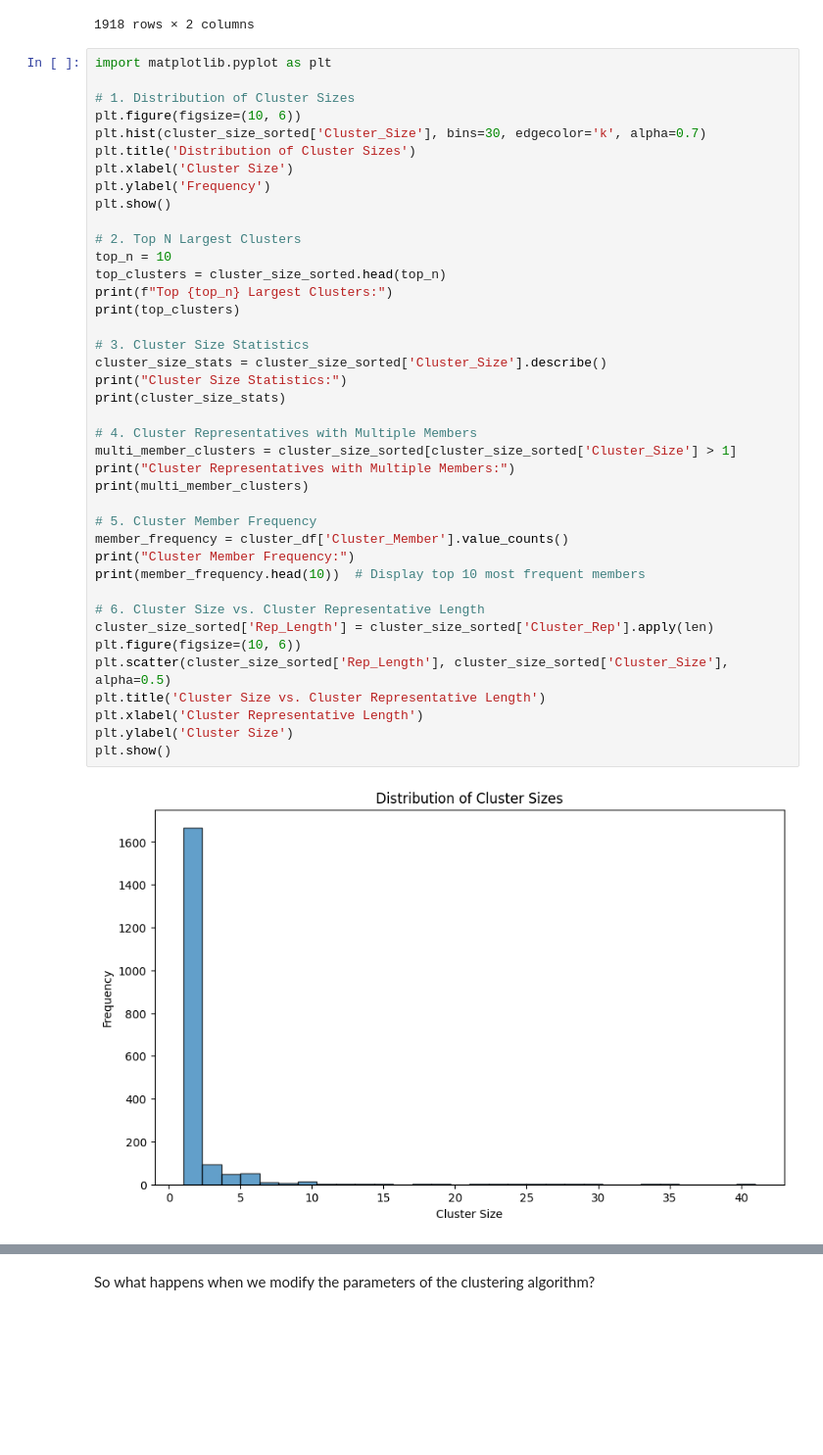
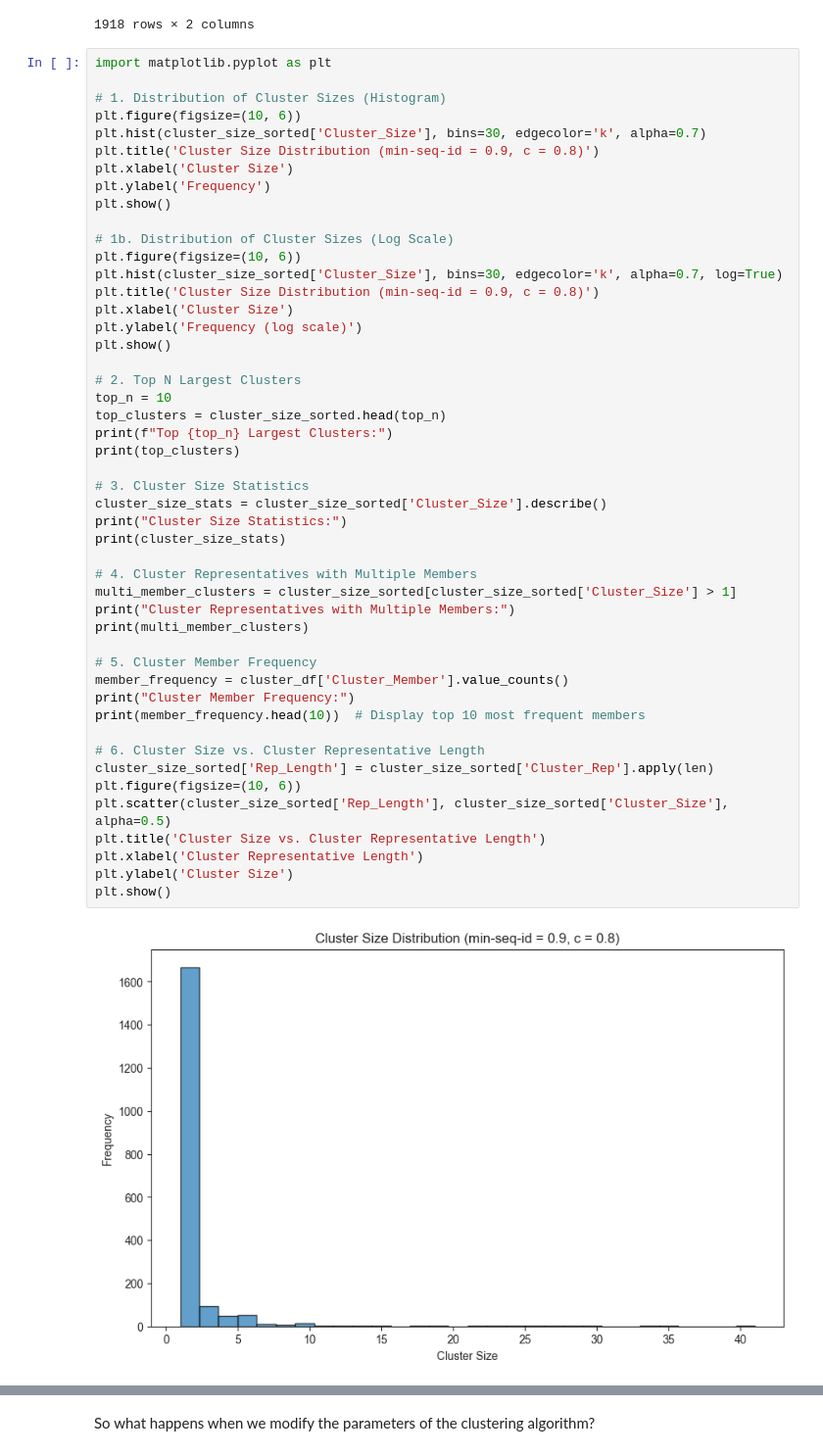
Before and after one commit to fishnsotong/rna-ss, a Jupyter notebook: notebooks/02-clustering.ipynb, the cells around one changed output, grey strips where cells are left out. Shown at 98% size. Drawn from its saved outputs; the diff is of its cells as text; blank space fills up the shorter version.

```diff
--- a/notebooks/02-clustering.ipynb
+++ b/notebooks/02-clustering.ipynb
@@ -245,42 +260,50 @@ cluster_size_sorted
 # %%
 import matplotlib.pyplot as plt
 
-# 1. Distribution of Cluster Sizes
+# 1. Distribution of Cluster Sizes (Histogram)
 plt.figure(figsize=(10, 6))
 plt.hist(cluster_size_sorted['Cluster_Size'], bins=30, edgecolor='k', alpha=0.7)
-plt.title('Distribution of Cluster Sizes')
+plt.title('Cluster Size Distribution (min-seq-id = 0.9, c = 0.8)')
 plt.xlabel('Cluster Size')
 plt.ylabel('Frequency')
+plt.show()
+
+# 1b. Distribution of Cluster Sizes (Log Scale)
+plt.figure(figsize=(10, 6))
+plt.hist(cluster_size_sorted['Cluster_Size'], bins=30, edgecolor='k', alpha=0.7, log=True)
+plt.title('Cluster Size Distribution (min-seq-id = 0.9, c = 0.8)')
+plt.xlabel('Cluster Size')
+plt.ylabel('Frequency (log scale)')
 plt.show()
 
 # 2. Top N Largest Clusters
 top_n = 10
 top_clusters = cluster_size_sorted.head(top_n)
 print(f"Top {top_n} Largest Clusters:")
 print(top_clusters)
 
 # 3. Cluster Size Statistics
 cluster_size_stats = cluster_size_sorted['Cluster_Size'].describe()
 print("Cluster Size Statistics:")
 print(cluster_size_stats)
 
 # 4. Cluster Representatives with Multiple Members
 multi_member_clusters = cluster_size_sorted[cluster_size_sorted['Cluster_Size'] > 1]
 print("Cluster Representatives with Multiple Members:")
 print(multi_member_clusters)
 
 # 5. Cluster Member Frequency
 member_frequency = cluster_df['Cluster_Member'].value_counts()
 print("Cluster Member Frequency:")
 print(member_frequency.head(10))  # Display top 10 most frequent members
 
 # 6. Cluster Size vs. Cluster Representative Length
 cluster_size_sorted['Rep_Length'] = cluster_size_sorted['Cluster_Rep'].apply(len)
 plt.figure(figsize=(10, 6))
 plt.scatter(cluster_size_sorted['Rep_Length'], cluster_size_sorted['Cluster_Size'], alpha=0.5)
 plt.title('Cluster Size vs. Cluster Representative Length')
 plt.xlabel('Cluster Representative Length')
 plt.ylabel('Cluster Size')
 plt.show()
 # %% [output]
-[figure, old version]
+[figure, new version]
```
Also changed, not shown: parts of 5 cells of this notebook, 2 other files.
